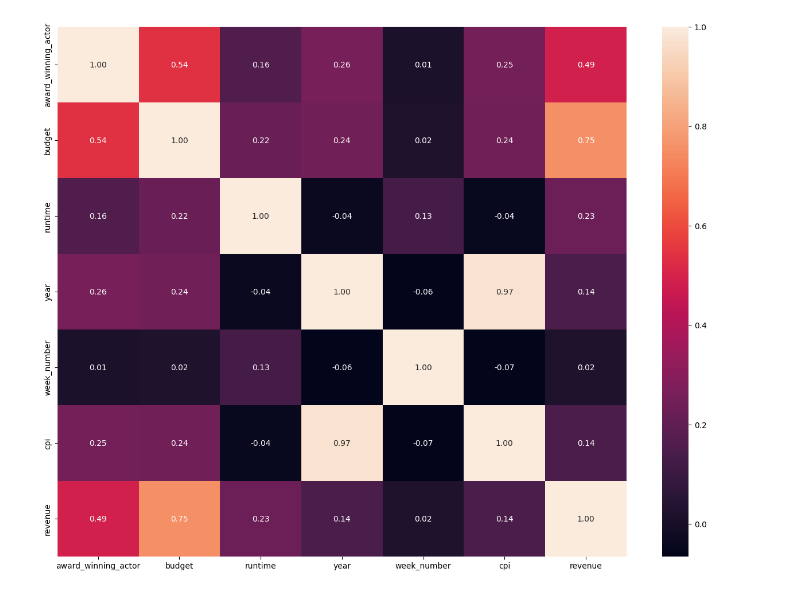
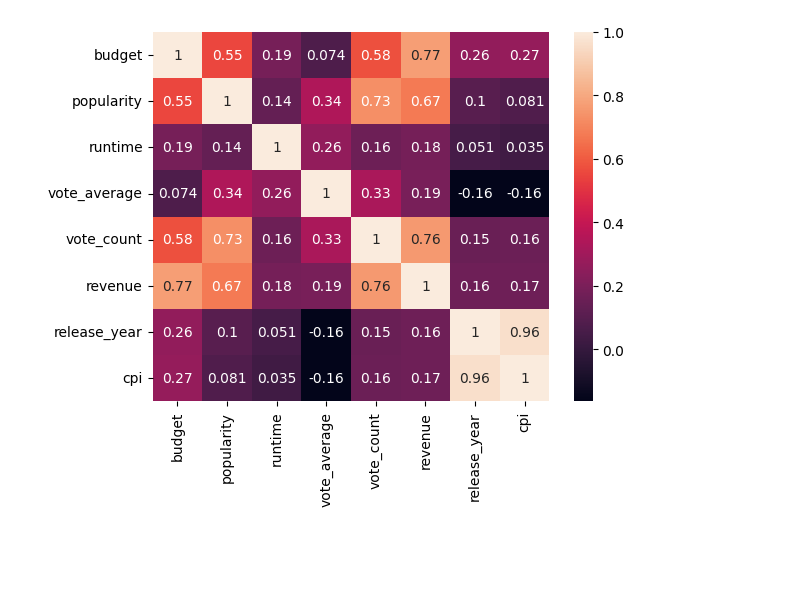
Before and after one commit to LemuelKL/TMDB-Revenue-Prediction, a Jupyter notebook: main.ipynb, the cells around one changed output. Saved outputs shown, nothing was run; the diff lists cells and outputs as text; code cells hidden in the pictures; blank space fills up the shorter version.

```diff
--- a/main.ipynb
+++ b/main.ipynb
@@ -26,3 +25,2 @@ from sklearn.model_selection import GridSearchCV, train_test_split, cross_val_sc
 # %%
-actors = pd.read_csv("train_actor.csv")
-print(actors.columns)
+data_df = pd.read_csv("train_full.csv")
@@ -104,0 +27,19 @@ data["budget"] = data["budget"].fillna(
+# %%
+data_df = data_df[
+    [
+        "budget",
+        "popularity",
+        "runtime",
+        "vote_average",
+        "vote_count",
+        "release_date",
+        "revenue",
+    ]
+]
+# %%
+# Realease date
+data_df["release_date"] = pd.to_datetime(data_df["release_date"])
+data_df["release_year"] = data_df["release_date"].dt.year
+
+data_df["cpi"] = data_df["release_date"].apply(lambda x: cpi.get(x.year))
+data_df = data_df.drop(columns=["release_date"])
@@ -105,8 +104,7 @@ data["budget"] = data["budget"].fillna(
 # %%
-# Plot correlation matrix
-corr = data[["award_winning_actor", "budget", "runtime", "year", "week_number", "cpi", "revenue"]].corr()
-plt.figure(figsize=(16, 12))
-sns.heatmap(corr, annot=True, fmt=".2f")
+# Print correlation matrix
+corr = data_df.corr()
+sns.heatmap(corr, annot=True)
 plt.show()
 # %% [output]
-[figure, old version]
+[figure, new version]
```
Also changed, not shown: parts of 24 cells of this notebook, 21 other files.
